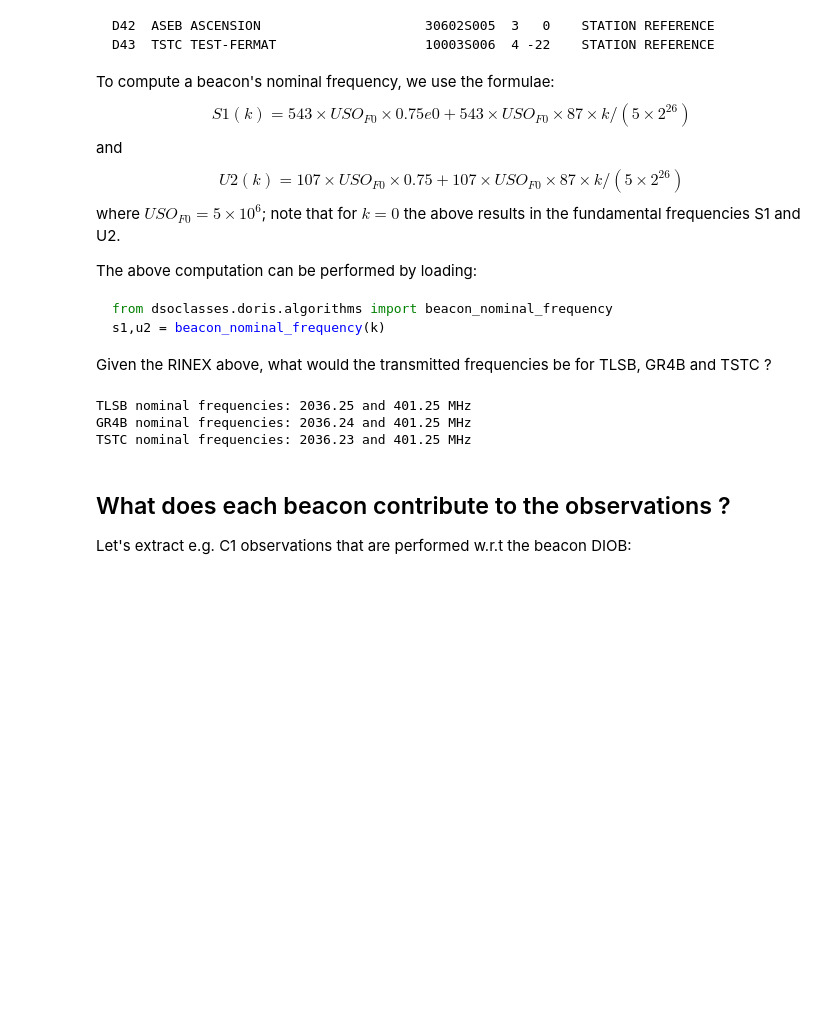
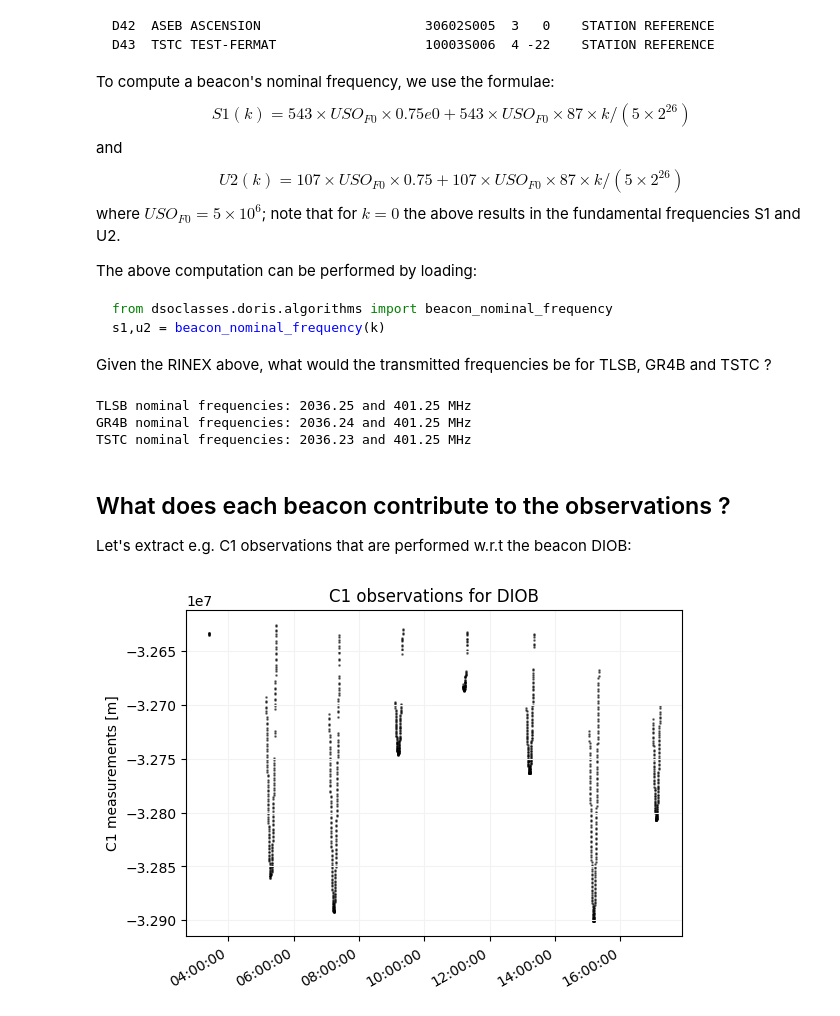
Before and after one commit to DSOlab/AcademicSoftware, a Jupyter notebook: JupiterLab/doris_days/doris_system/doris_system.ipynb, the cells around one changed output. Cells and saved outputs as stored; diff of their text form; code cells hidden in the pictures; blank space fills up the shorter version.

```diff
--- a/JupiterLab/doris_days/doris_system/doris_system.ipynb
+++ b/JupiterLab/doris_days/doris_system/doris_system.ipynb
@@ -69,18 +69,42 @@ TSTC nominal frequencies: 2036.23 and 401.25 MHz
 
 Let's extract e.g. C1 observations that are performed w.r.t the beacon DIOB:
 # %%
+import matplotlib.pyplot as plt
+import matplotlib.dates as mdates
+import numpy as np
+from dsoclasses.time.pyattotime import at2pt
+
 # get the internal id of the 'DIOB' beacon:
 site_id = rnx.name2id('DIOB')
 
 # store measurements here (time, C1)
 t = []; C1 = [];
 
+# only consider one day of measurements, so we can have a clearer view
+t0 = rnx.time_first_obs
+
 # for every block in RINEX ...
 for block in rnx:
+    # stop if we reached next day
+    if (block.t()-t0).total_seconds() > 86400: break
     # for every beacon in the (current) data block ...
     for beacon, data in block:
         # match the site
         if beacon == site_id:
             # got DIOB! store the data
             t.append(block.t())
             C1.append(data['C1']['value'])
+
+# plot results
+plt.scatter([at2pt(ti) for ti in t], C1, color='black', alpha=0.5, s=.8)
+plt.grid(color='0.95')
+plt.ylabel("C1 measurements [m]")
+plt.title("C1 observations for DIOB")
+# Format the datetime x-axis
+ax = plt.gca()
+ax.xaxis.set_major_formatter(mdates.DateFormatter("%H:%M:%S"))
+# auto-rotate date labels for readability
+plt.gcf().autofmt_xdate()
+plt.show()
+# %% [output]
+[figure, added]
```
Also changed, not shown: parts of 2 cells of this notebook, 2 other files.
